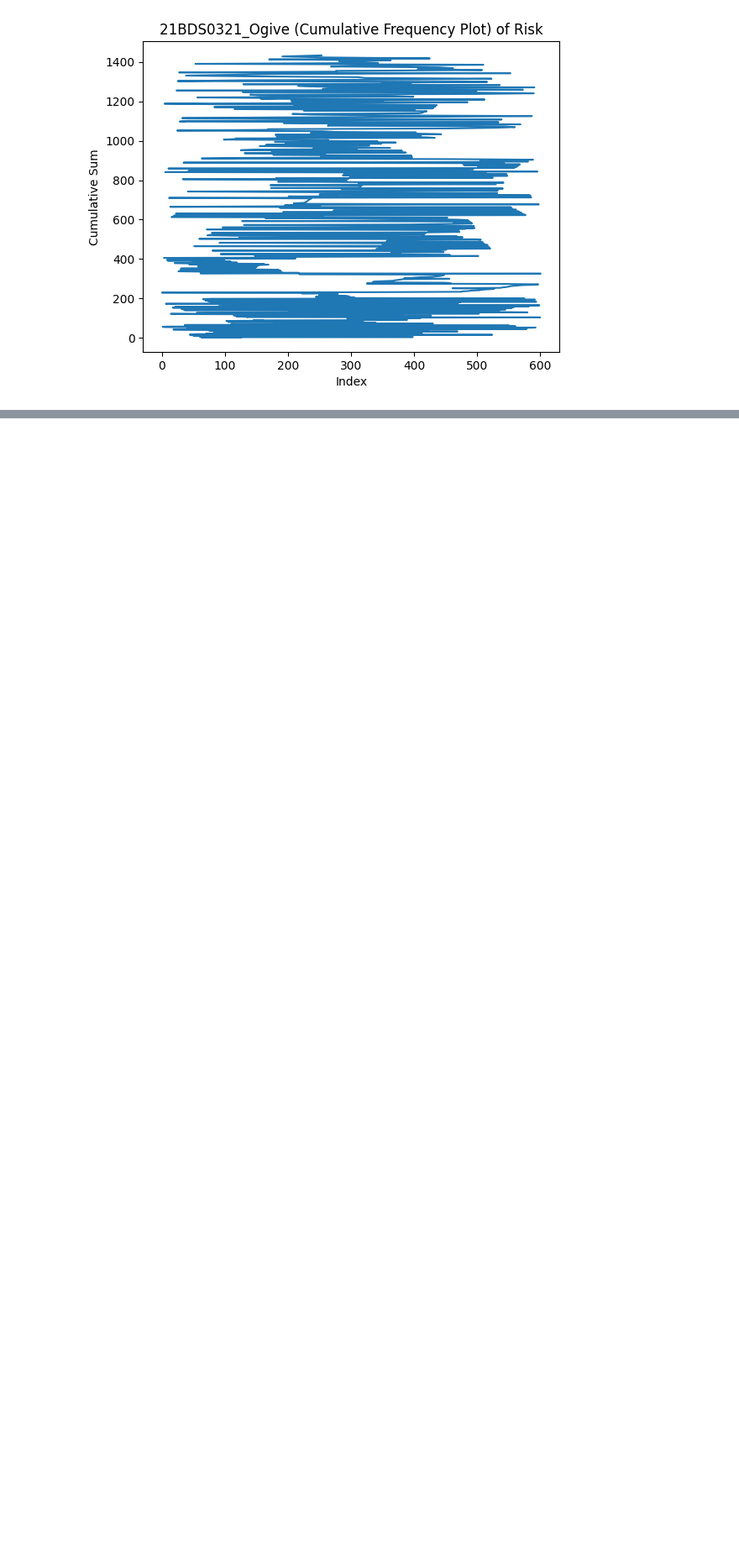
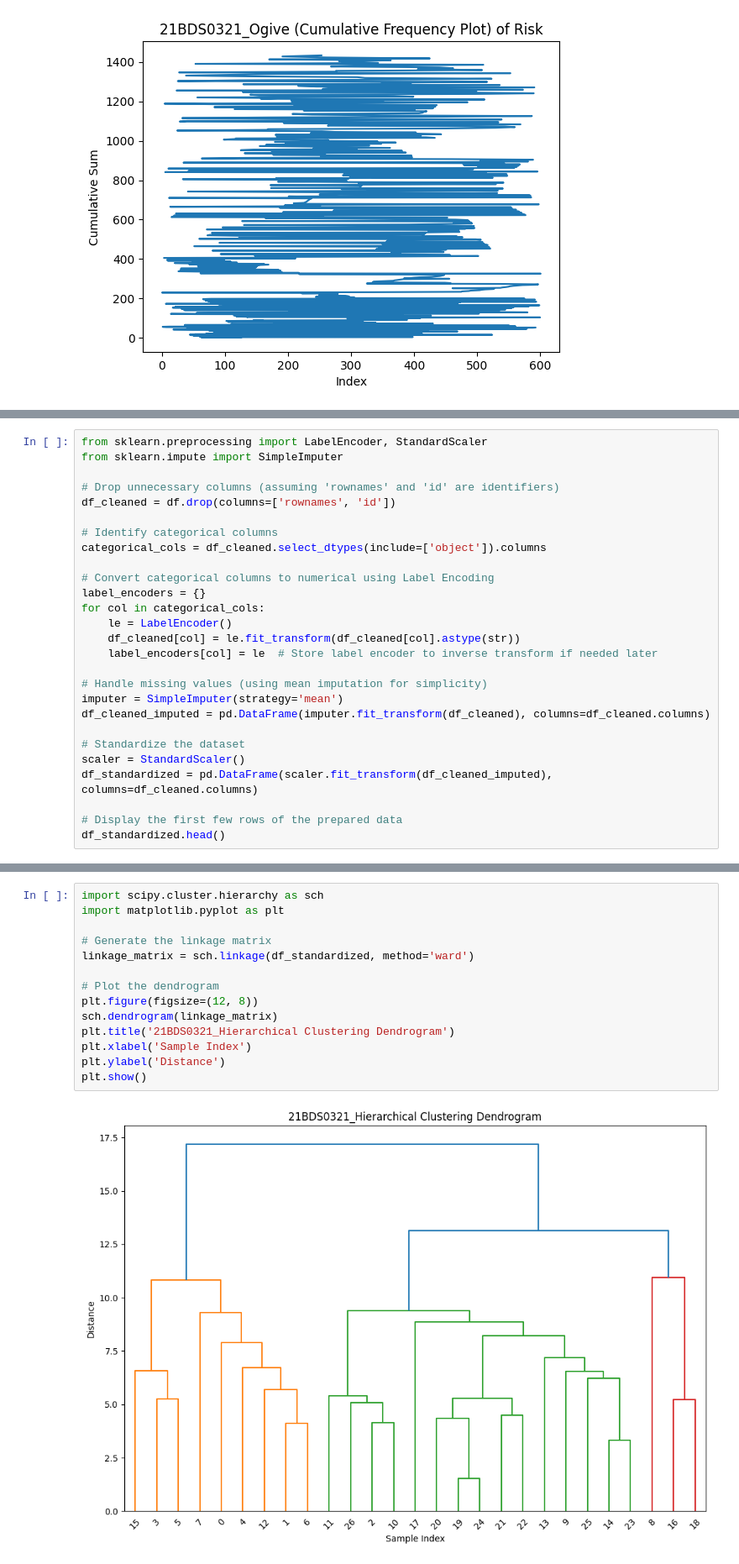
Before and after one commit to Dhairya2412/EDA_DA_21BDS0321, a Jupyter notebook: EDA_DA_1_21BDS0321.ipynb, the cells around one changed output, grey strips where cells are left out. Shown at 84% size. Saved outputs shown, nothing was run; the diff lists cells and outputs as text; blank space fills up the shorter version.

```diff
--- a/EDA_DA_1_21BDS0321.ipynb
+++ b/EDA_DA_1_21BDS0321.ipynb
@@ -481,0 +545,27 @@ fig.show()
+# %%
+from sklearn.preprocessing import LabelEncoder, StandardScaler
+from sklearn.impute import SimpleImputer
+
+# Drop unnecessary columns (assuming 'rownames' and 'id' are identifiers)
+df_cleaned = df.drop(columns=['rownames', 'id'])
+
+# Identify categorical columns
+categorical_cols = df_cleaned.select_dtypes(include=['object']).columns
+
+# Convert categorical columns to numerical using Label Encoding
+label_encoders = {}
+for col in categorical_cols:
+    le = LabelEncoder()
+    df_cleaned[col] = le.fit_transform(df_cleaned[col].astype(str))
+    label_encoders[col] = le  # Store label encoder to inverse transform if needed later
+
+# Handle missing values (using mean imputation for simplicity)
+imputer = SimpleImputer(strategy='mean')
+df_cleaned_imputed = pd.DataFrame(imputer.fit_transform(df_cleaned), columns=df_cleaned.columns)
+
+# Standardize the dataset
+scaler = StandardScaler()
+df_standardized = pd.DataFrame(scaler.fit_transform(df_cleaned_imputed), columns=df_cleaned.columns)
+
+# Display the first few rows of the prepared data
+df_standardized.head()
@@ -481,0 +580,16 @@ fig.show()
+# %%
+import scipy.cluster.hierarchy as sch
+import matplotlib.pyplot as plt
+
+# Generate the linkage matrix
+linkage_matrix = sch.linkage(df_standardized, method='ward')
+
+# Plot the dendrogram
+plt.figure(figsize=(12, 8))
+sch.dendrogram(linkage_matrix)
+plt.title('21BDS0321_Hierarchical Clustering Dendrogram')
+plt.xlabel('Sample Index')
+plt.ylabel('Distance')
+plt.show()
+# %% [output]
+[figure, added]
```
Also changed, not shown: parts of 13 cells of this notebook.
